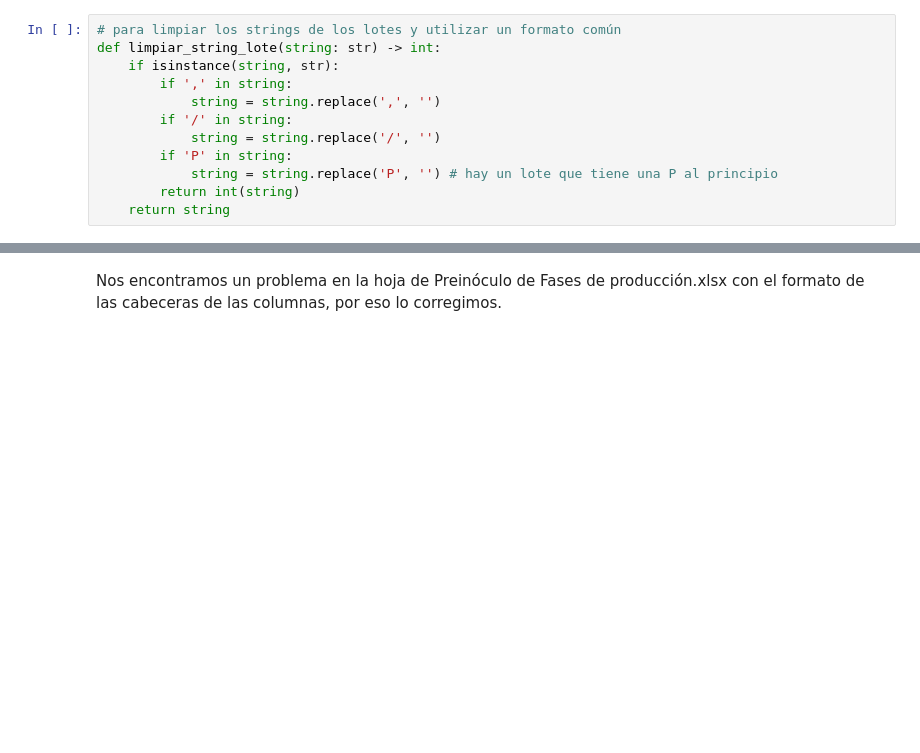
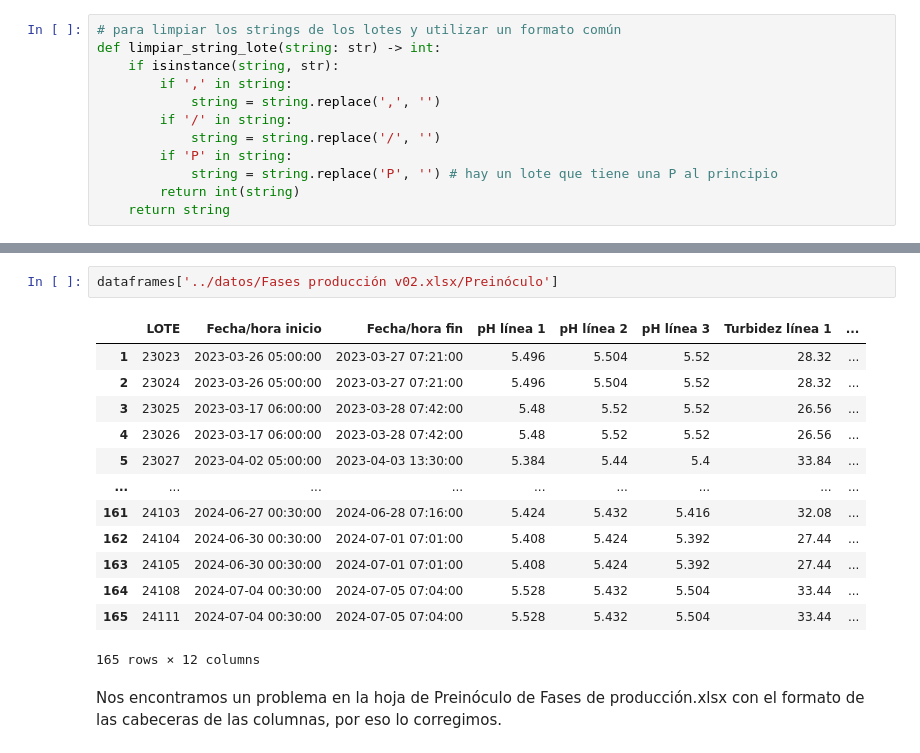
Before and after one commit to pablopertusa/datathon2024, a Jupyter notebook: exploratorio/analisis_exploratorio.ipynb, the cells around one changed output, grey strips where cells are left out. Cells and saved outputs as stored; diff of their text form; blank space fills up the shorter version.

```diff
--- a/exploratorio/analisis_exploratorio.ipynb
+++ b/exploratorio/analisis_exploratorio.ipynb
@@ -93,3 +130,19 @@ df_of
+# %%
+dataframes['../datos/Fases producción v02.xlsx/Preinóculo']
+# %% [output]
+|  | LOTE | Fecha/hora inicio | Fecha/hora fin | pH línea 1 | pH línea 2 | pH línea 3 | Turbidez línea 1 | ... |
+| 1 | 23023 | 2023-03-26 05:00:00 | 2023-03-27 07:21:00 | 5.496 | 5.504 | 5.52 | 28.32 | ... |
+| 2 | 23024 | 2023-03-26 05:00:00 | 2023-03-27 07:21:00 | 5.496 | 5.504 | 5.52 | 28.32 | ... |
+| 3 | 23025 | 2023-03-17 06:00:00 | 2023-03-28 07:42:00 | 5.48 | 5.52 | 5.52 | 26.56 | ... |
+| 4 | 23026 | 2023-03-17 06:00:00 | 2023-03-28 07:42:00 | 5.48 | 5.52 | 5.52 | 26.56 | ... |
+| 5 | 23027 | 2023-04-02 05:00:00 | 2023-04-03 13:30:00 | 5.384 | 5.44 | 5.4 | 33.84 | ... |
+| ... | ... | ... | ... | ... | ... | ... | ... | ... |
+| 161 | 24103 | 2024-06-27 00:30:00 | 2024-06-28 07:16:00 | 5.424 | 5.432 | 5.416 | 32.08 | ... |
+| 162 | 24104 | 2024-06-30 00:30:00 | 2024-07-01 07:01:00 | 5.408 | 5.424 | 5.392 | 27.44 | ... |
+| 163 | 24105 | 2024-06-30 00:30:00 | 2024-07-01 07:01:00 | 5.408 | 5.424 | 5.392 | 27.44 | ... |
+| 164 | 24108 | 2024-07-04 00:30:00 | 2024-07-05 07:04:00 | 5.528 | 5.432 | 5.504 | 33.44 | ... |
+| 165 | 24111 | 2024-07-04 00:30:00 | 2024-07-05 07:04:00 | 5.528 | 5.432 | 5.504 | 33.44 | ... |
+165 rows × 12 columns
 # %% [markdown]
 Nos encontramos un problema en la hoja de Preinóculo de Fases de producción.xlsx con el formato de las cabeceras de las columnas, por eso lo corregimos.
 # %%
```
Also changed, not shown: parts of 8 cells of this notebook, 9 other files.
